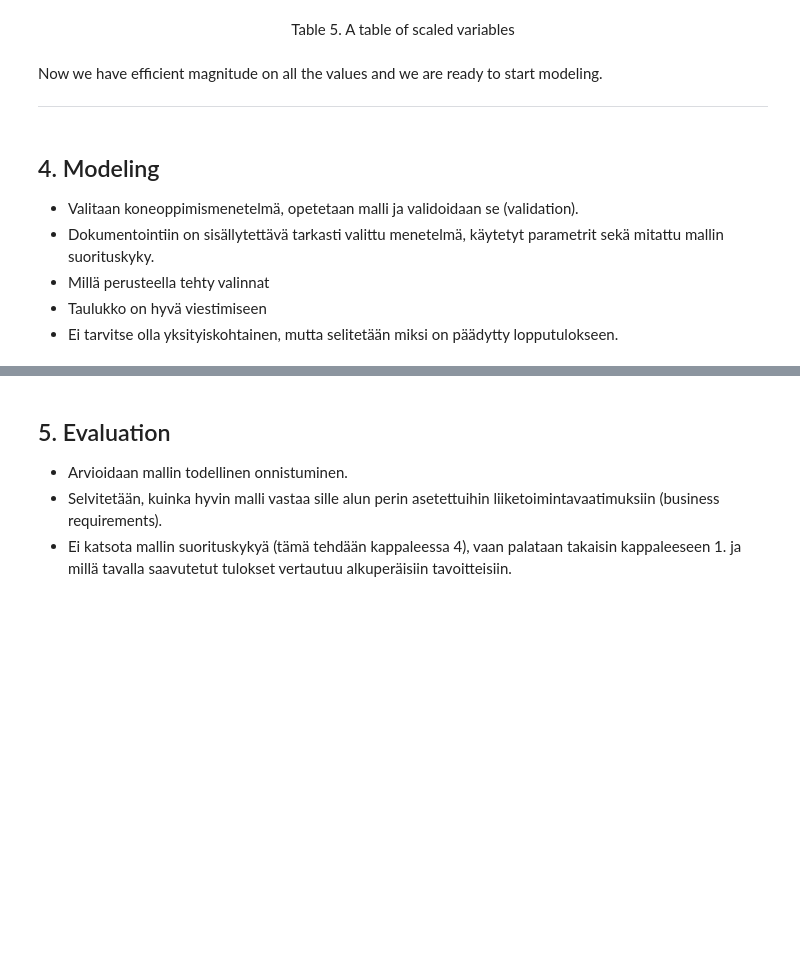
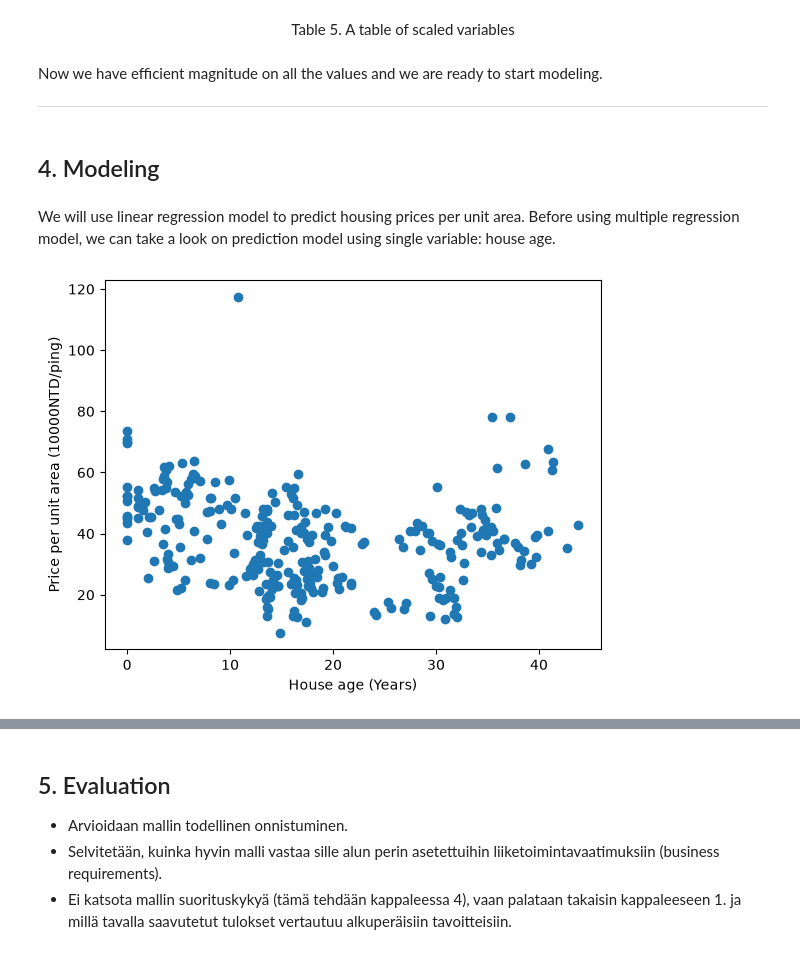
Before and after one commit to mehiis/data-processing-and-machine-learning-metropolia-group7, a Jupyter notebook: assignment-04/assignment-04-linear-and-logistic-regression-models.ipynb, the cells around one changed output, grey strips where cells are left out. Drawn from its saved outputs; the diff is of its cells as text; code cells hidden in the pictures; blank space fills up the shorter version.

```diff
--- a/assignment-04/assignment-04-linear-and-logistic-regression-models.ipynb
+++ b/assignment-04/assignment-04-linear-and-logistic-regression-models.ipynb
@@ -136,9 +138,14 @@ Now we have efficient magnitude on all the values and we are ready to start mode
 ---
 # %% [markdown]
 <h2>4. Modeling</h2>
-
- - Valitaan koneoppimismenetelmä, opetetaan malli ja validoidaan se (validation).
- - Dokumentointiin on sisällytettävä tarkasti valittu menetelmä, käytetyt parametrit sekä mitattu mallin suorituskyky.
- - Millä perusteella tehty valinnat
- - Taulukko on hyvä viestimiseen
- - Ei tarvitse olla yksityiskohtainen, mutta selitetään miksi on päädytty lopputulokseen.
+# %% [markdown]
+We will use linear regression model to predict housing prices per unit area. Before using multiple regression model, we can take a look on prediction model using single variable: house age.
+# %%
+import matplotlib.pyplot as plt
+
+plt.scatter(X_train["X2 house age"], y_train)
+plt.xlabel('House age (Years)')
+plt.ylabel('Price per unit area (10000NTD/ping)')
+plt.show()
+# %% [output]
+[figure, added]
```
Also changed, not shown: parts of 19 cells of this notebook.
